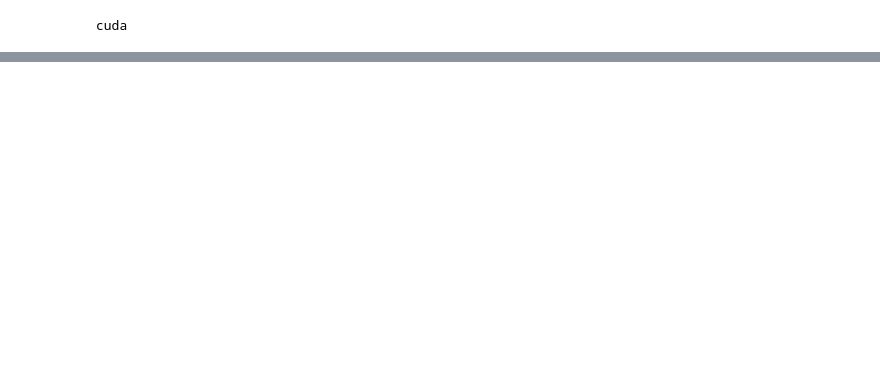
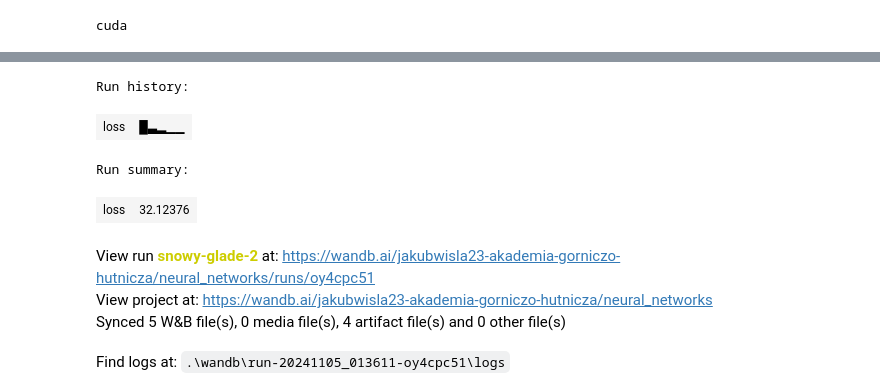
Before and after one commit to jakubwisla/mldevops_exercise, a Jupyter notebook: my_project.ipynb, the cells around one changed output, grey strips where cells are left out. Drawn from its saved outputs; the diff is of its cells as text; code cells hidden in the pictures; blank space fills up the shorter version.

```diff
--- a/my_project.ipynb
+++ b/my_project.ipynb
@@ -170 +191,12 @@ for img, recon in zip(image, reconstructed):
 ... (20 outputs left out)
+# %%
+wandb.finish()
+# %% [output]
+Run history:
+| loss | █▃▂▁▁ |
+Run summary:
+| loss | 32.12376 |
+View run snowy-glade-2 at: https://wandb.ai/jakubwisla23-akademia-gorniczo-hutnicza/neural_networks/runs/oy4cpc51
+View project at: https://wandb.ai/jakubwisla23-akademia-gorniczo-hutnicza/neural_networks
+Synced 5 W&B file(s), 0 media file(s), 4 artifact file(s) and 0 other file(s)
+Find logs at: .\wandb\run-20241105_013611-oy4cpc51\logs
```
Also changed, not shown: parts of 6 cells of this notebook, 12 other files.
